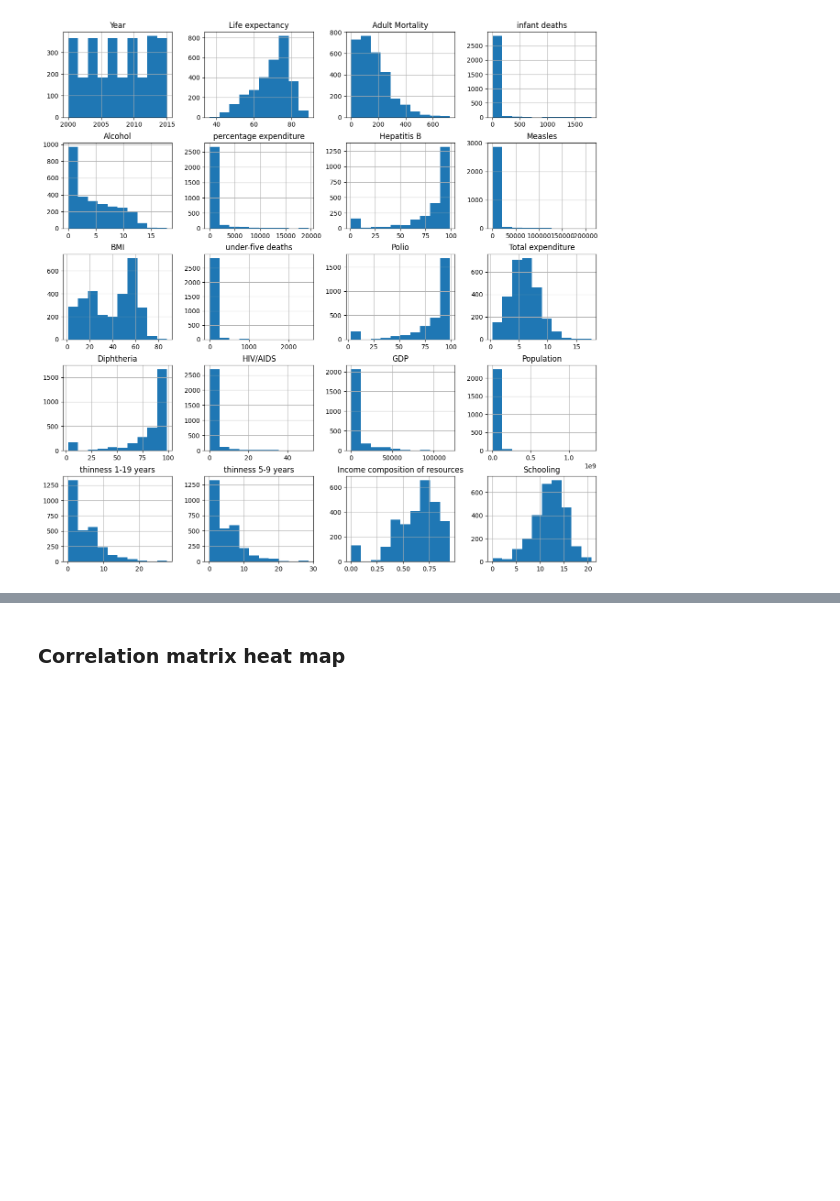
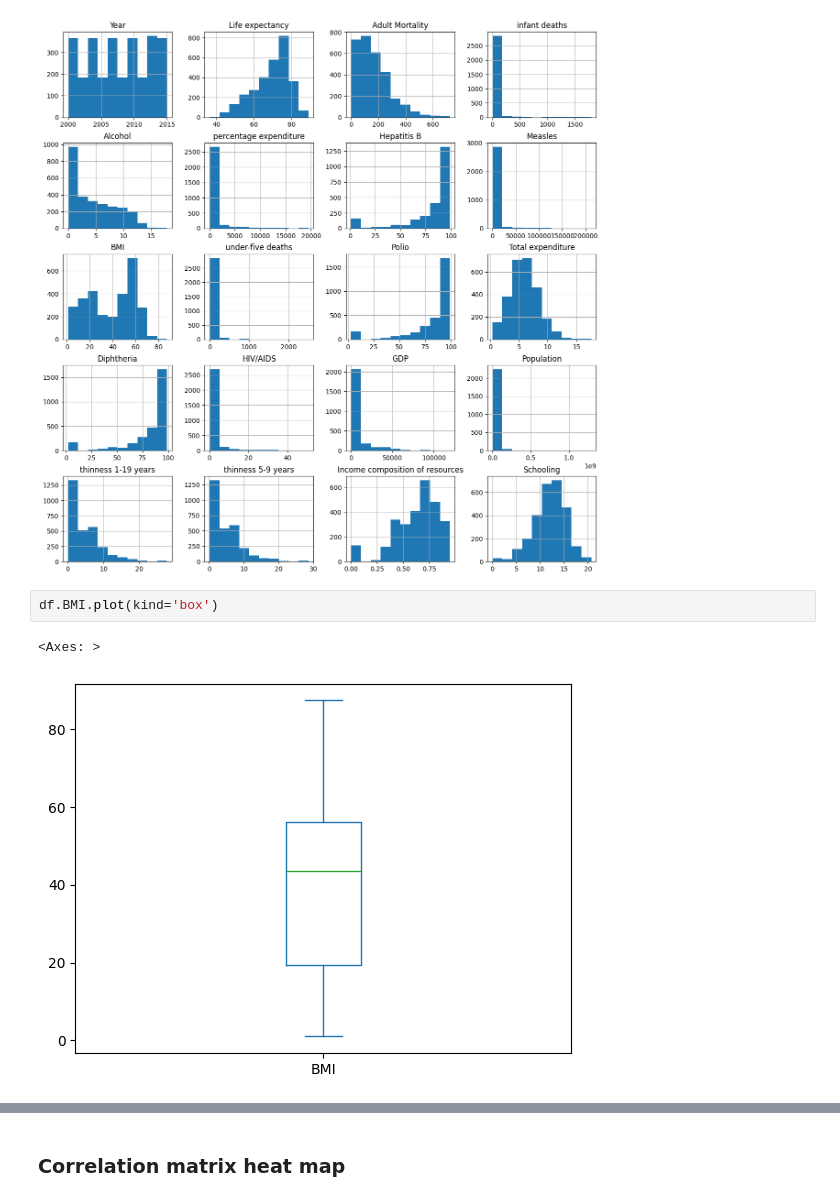
Before and after one commit to paderevski/ML-curriculum, a Jupyter notebook: notebooks/04-regression-plus/Life_Expectancy_Key.ipynb, the cells around one changed output, grey strips where cells are left out. Drawn from its saved outputs; the diff is of its cells as text; blank space fills up the shorter version.

```diff
--- a/notebooks/04-regression-plus/Life_Expectancy_Key.ipynb
+++ b/notebooks/04-regression-plus/Life_Expectancy_Key.ipynb
@@ -100,3 +100,8 @@ df.hist(target);
 df.hist(figsize=(15,15));
 # %% [output]
 [figure]
+# %%
+df.BMI.plot(kind='box')
+# %% [output]
+<Axes: >
+[figure, added]
```
Also changed, not shown: parts of 29 cells of this notebook.
